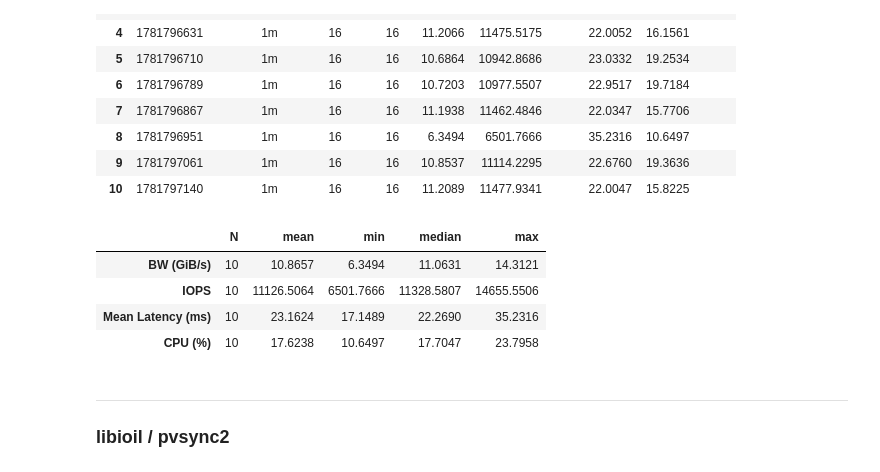
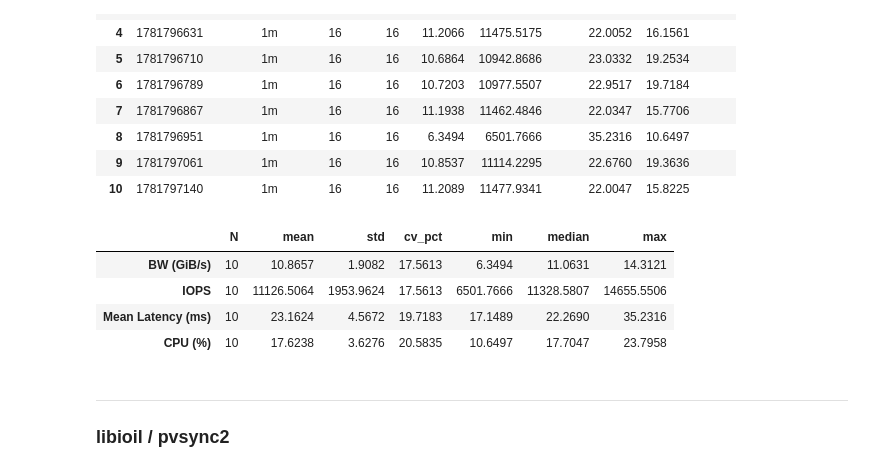
Before and after one commit to cissieAB/pdsw26_daos-bench, a Jupyter notebook: results/aurora/fio/3engines-rand_write/fio_engine_stats.ipynb, the cells around one changed output. Cells and saved outputs as stored; diff of their text form; code cells hidden in the pictures.

```diff
--- a/results/aurora/fio/3engines-rand_write/fio_engine_stats.ipynb
+++ b/results/aurora/fio/3engines-rand_write/fio_engine_stats.ipynb
@@ -149,28 +149,30 @@ Loaded 10 libioil/libaio runs
 # %%
 METRICS = {
     "bw_GiBs"    : "BW (GiB/s)",
     "iops"       : "IOPS",
     "lat_mean_ms": "Mean Latency (ms)",
     "cpu"        : "CPU (%)",
 }
 
 stats_il = (
     df_il[list(METRICS)]
-    .agg(["count", "mean", "min", "median", "max"])
+    .agg(["count", "mean", "std", "min", "median", "max"])
     .rename(index={"count": "N"})
     .rename(columns=METRICS)
     .T
 )
 stats_il["N"] = stats_il["N"].astype(int)
+stats_il["cv_pct"] = stats_il["std"] / stats_il["mean"] * 100
+stats_il = stats_il[["N", "mean", "std", "cv_pct", "min", "median", "max"]]
 
 pd.set_option("display.float_format", "{:.4f}".format)
 stats_il
 # %% [output]
-|  | N | mean | min | median | max |
-| BW (GiB/s) | 10 | 10.8657 | 6.3494 | 11.0631 | 14.3121 |
-| IOPS | 10 | 11126.5064 | 6501.7666 | 11328.5807 | 14655.5506 |
-| Mean Latency (ms) | 10 | 23.1624 | 17.1489 | 22.2690 | 35.2316 |
-| CPU (%) | 10 | 17.6238 | 10.6497 | 17.7047 | 23.7958 |
+|  | N | mean | std | cv_pct | min | median | max |
+| BW (GiB/s) | 10 | 10.8657 | 1.9082 | 17.5613 | 6.3494 | 11.0631 | 14.3121 |
+| IOPS | 10 | 11126.5064 | 1953.9624 | 17.5613 | 6501.7666 | 11328.5807 | 14655.5506 |
+| Mean Latency (ms) | 10 | 23.1624 | 4.5672 | 19.7183 | 17.1489 | 22.2690 | 35.2316 |
+| CPU (%) | 10 | 17.6238 | 3.6276 | 20.5835 | 10.6497 | 17.7047 | 23.7958 |
 # %% [markdown]
 ---
 ### libioil / pvsync2
```
Also changed, not shown: parts of 14 cells of this notebook, 1 other file.
